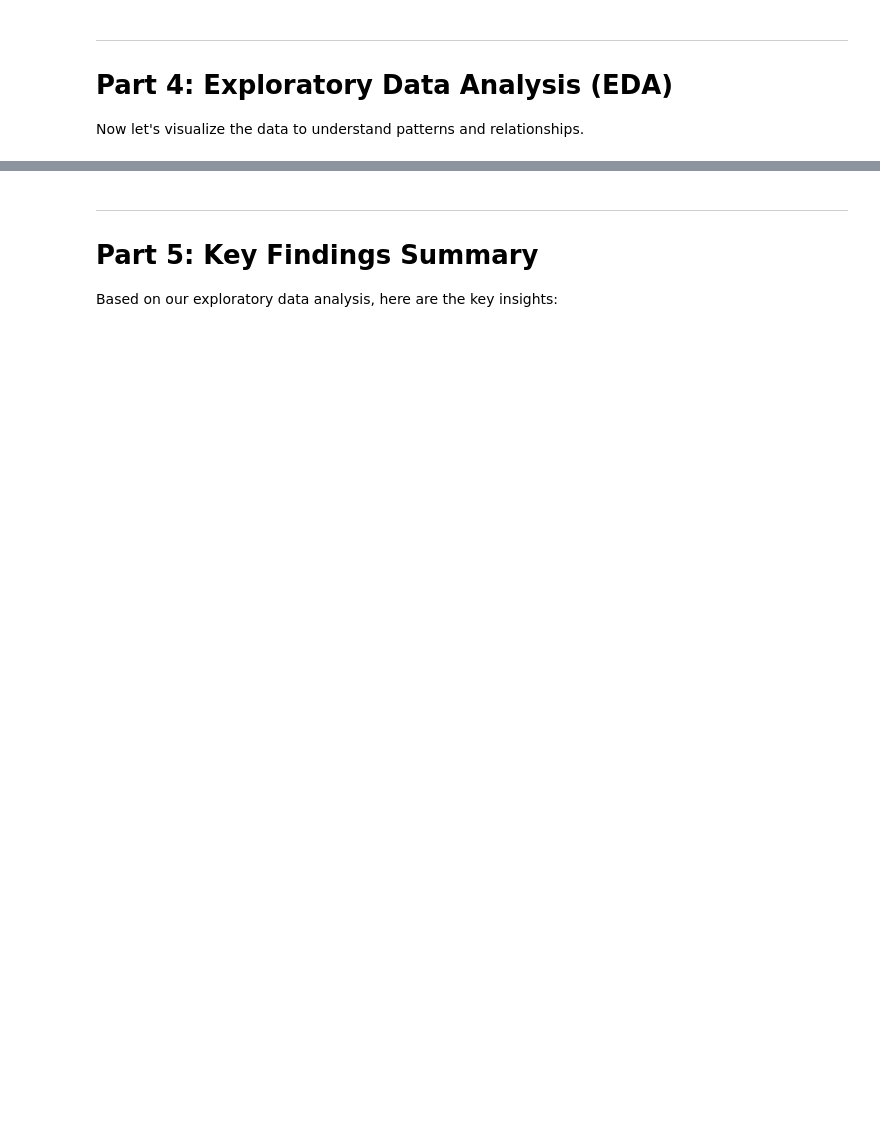
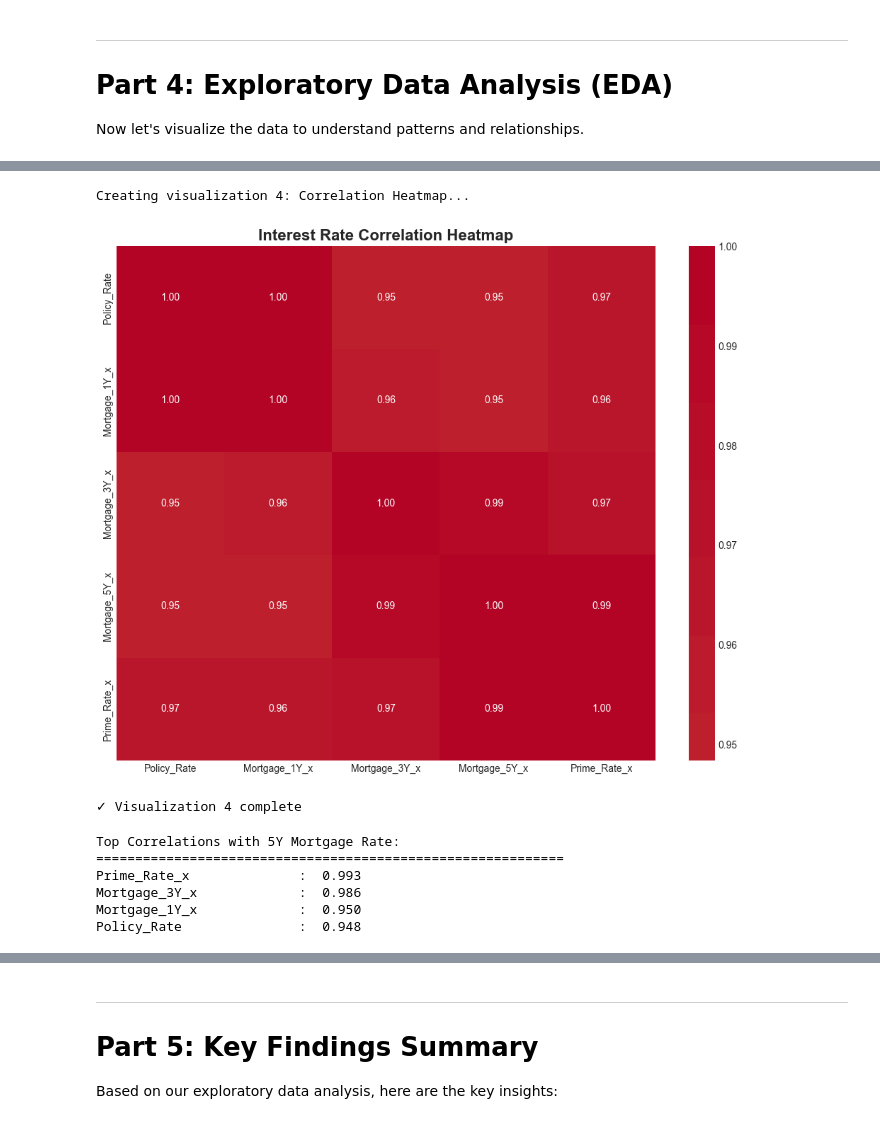
Before and after one commit to ChloeLeeFullStackDeveloper/CANADIAN-HOUSING-MARKET-ANALYSIS, a Jupyter notebook: 02_Notebooks/Housing_Analysis_EDA.ipynb, the cells around one changed output, grey strips where cells are left out. Cells and saved outputs as stored; diff of their text form; code cells hidden in the pictures; blank space fills up the shorter version.

```diff
--- a/02_Notebooks/Housing_Analysis_EDA.ipynb
+++ b/02_Notebooks/Housing_Analysis_EDA.ipynb
@@ -485,44 +583,51 @@ print("✓ Visualization 3 complete")
 # %%
 # EDA 4: Correlation Heatmap
 print("Creating visualization 4: Correlation Heatmap...")
 
-# Select numeric features
 numeric_features = [
-    'Index', 'Mortgage_1Y', 'Mortgage_3Y', 'Mortgage_5Y', 'Prime_Rate',
-    'Index_Lag1', 'Index_Lag3', 'Index_Lag12',
-    'Index_MoM_Change', 'Index_YoY_Change',
-    'Index_MA3', 'Index_MA12'
+    'Policy_Rate',
+    'Mortgage_1Y_x',
+    'Mortgage_3Y_x',
+    'Mortgage_5Y_x',
+    'Prime_Rate_x'
 ]
 
-# Calculate correlation
 corr_data = df[numeric_features].dropna()
 correlation_matrix = corr_data.corr()
 
-# Create heatmap
-fig, ax = plt.subplots(figsize=(12, 10))
+plt.figure(figsize=(10, 8))
 sns.heatmap(correlation_matrix,
             annot=True,
             fmt='.2f',
             cmap='coolwarm',
-            center=0,
-            square=True,
-            linewidths=1,
-            cbar_kws={"shrink": 0.8},
-            vmin=-1, vmax=1)
+            center=0)
 
-plt.title('Feature Correlation Heatmap', fontsize=16, fontweight='bold', pad=20)
+plt.title('Interest Rate Correlation Heatmap',
+          fontsize=16, fontweight='bold')
 plt.tight_layout()
 plt.show()
 
 print("✓ Visualization 4 complete")
+# %% [output]
+Creating visualization 4: Correlation Heatmap...
+[figure, added]
+✓ Visualization 4 complete
 # %%
 # Top correlations with Index
-print("\nTop Correlations with Housing Price Index:")
+print("\nTop Correlations with 5Y Mortgage Rate:")
 print("=" * 60)
 
-index_corr = correlation_matrix['Index'].sort_values(ascending=False)
-for feature, corr in index_corr.items():
-    if feature != 'Index':
-        print(f"  {feature:25} : {corr:6.3f}")
+rate_corr = correlation_matrix['Mortgage_5Y_x'].sort_values(ascending=False)
+
+for feature, corr in rate_corr.items():
+    if feature != 'Mortgage_5Y_x':
+        print(f"{feature:25} : {corr:6.3f}")
+# %% [output]
+Top Correlations with 5Y Mortgage Rate:
+============================================================
+Prime_Rate_x              :  0.993
+Mortgage_3Y_x             :  0.986
+Mortgage_1Y_x             :  0.950
+Policy_Rate               :  0.948
 # %%
 # EDA 5: Box Plot - Price Distribution by City
```
Also changed, not shown: parts of 22 cells of this notebook, 1 other file.
